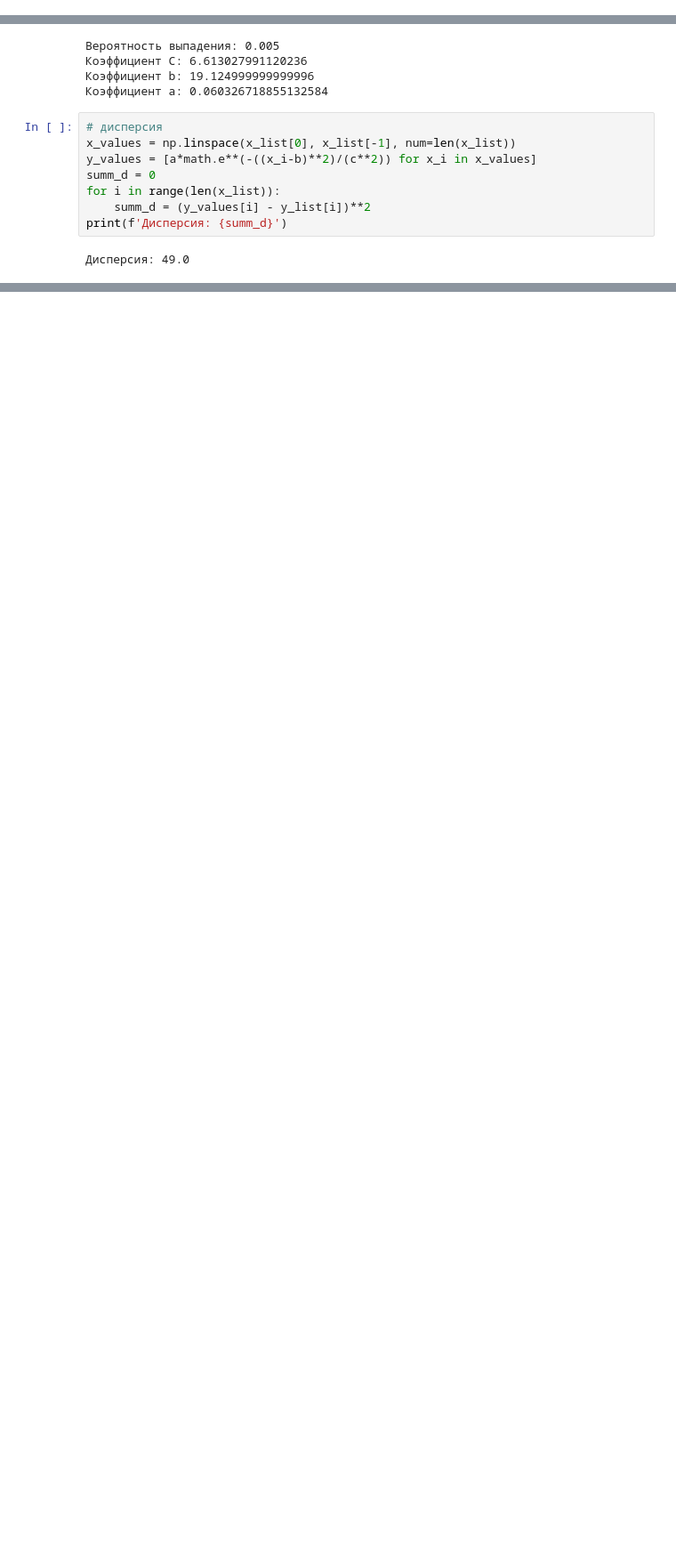
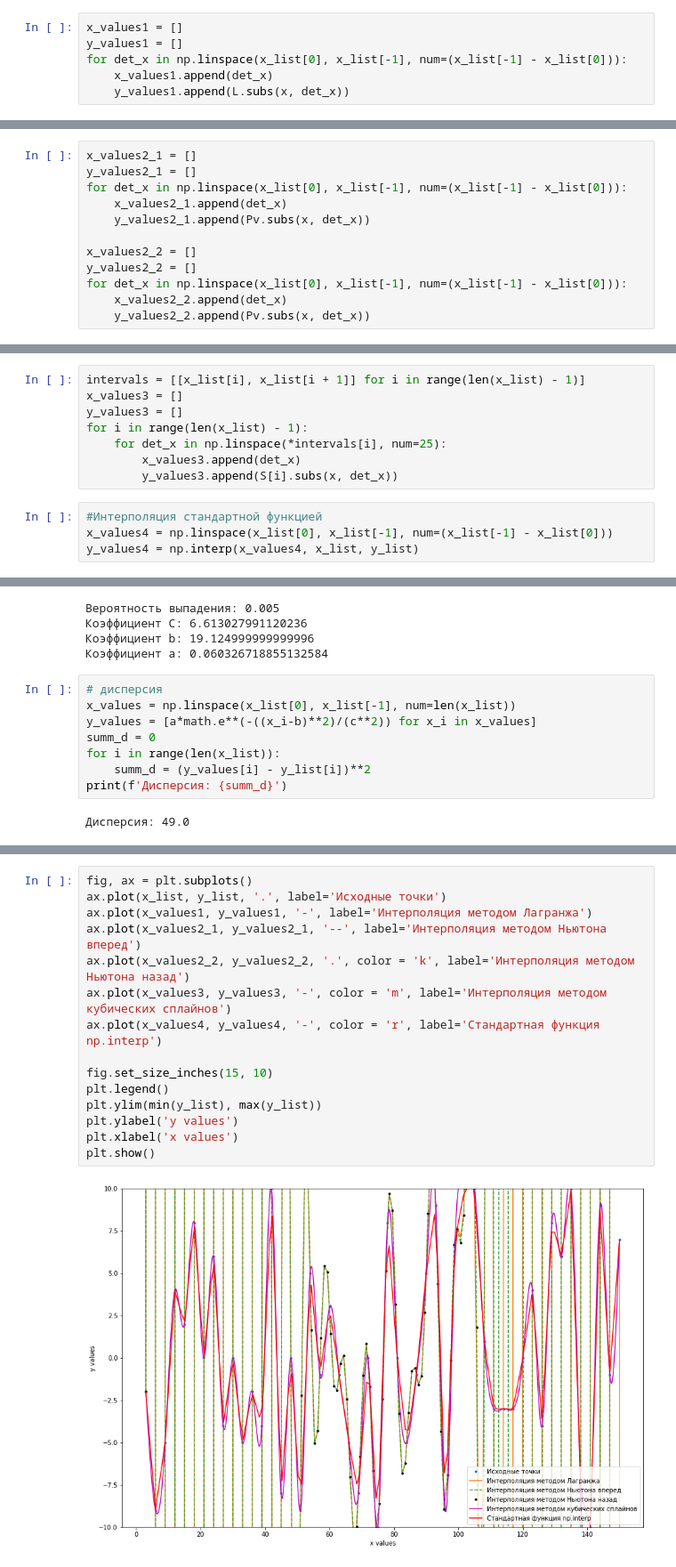
Before and after one commit to lokom19/Numeric-methods-Task-4, a Jupyter notebook: Задача 4.ipynb, the cells around one changed output, grey strips where cells are left out. Shown at 89% size. Drawn from its saved outputs; the diff is of its cells as text; blank space fills up the shorter version.

```diff
--- a/Задача 4.ipynb
+++ b/Задача 4.ipynb
@@ -53,6 +53,12 @@ print(f'Многочлен Лагранжа: {simplify(L)}')
 # %% [output]
 [[3, -2, -2], [6, -9, -9], [9, -5, -5], [12, 4, 4], [15, 2, 2], [18, 8, 8], [21, 0, 0], [24, 6, 6], [27, -4, -4], [30, 0, 0], [33, -5, -5], [36, -2, -2], [39, -4, -4], [42, 10, 10], [45, -8, -8], [48, ...
 Многочлен Лагранжа: 4450083429677*x**49/568599382994335629301680237459894448407172840574789998794898144214982328320000000000 - 1078295969519143*x**48/36674588573078841295346470342588304054481291808300 ...
+# %%
+x_values1 = []
+y_values1 = []
+for det_x in np.linspace(x_list[0], x_list[-1], num=(x_list[-1] - x_list[0])):
+    x_values1.append(det_x)
+    y_values1.append(L.subs(x, det_x))
 # %%
 #метод Ньютона
 nuton_passed = True
@@ -126,6 +132,18 @@ else:
 [[3, -2, -2.00000000000000], [6, -9, -9.00000000000000], [9, -5, -5.00000000000000], [12, 4, 4.00000000000000], [15, 2, 2.00000000000000], [18, 8, 8.00000000000000], [21, 0, 0], [24, 6, 6.000000000000 ...
 8*x/3 + 4450083429677*(x/3 - 50)*(x/3 - 49)*(x/3 - 48)*(x/3 - 47)*(x/3 - 46)*(x/3 - 45)*(x/3 - 44)*(x/3 - 43)*(x/3 - 42)*(x/3 - 41)*(x/3 - 40)*(x/3 - 39)*(x/3 - 38)*(x/3 - 37)*(x/3 - 36)*(x/3 - 35)*(x ...
 [[3, -2, 8867764.00000000], [6, -9, -2093453.00000000], [9, -5, -33746.0000000000], [12, 4, 294670.000000000], [15, 2, -133397.000000000], [18, 8, 763.000000000000], [21, 0, 3.00000000000000], [24, 6, ...
+# %%
+x_values2_1 = []
+y_values2_1 = []
+for det_x in np.linspace(x_list[0], x_list[-1], num=(x_list[-1] - x_list[0])):
+    x_values2_1.append(det_x)
+    y_values2_1.append(Pv.subs(x, det_x))
+
+x_values2_2 = []
+y_values2_2 = []
+for det_x in np.linspace(x_list[0], x_list[-1], num=(x_list[-1] - x_list[0])):
+    x_values2_2.append(det_x)
+    y_values2_2.append(Pv.subs(x, det_x))
 # %%
 def jdmethod_fast(a):
     a = np.array(a, float)
@@ -191,6 +209,18 @@ x       y       f
 144     9       9.00000000000000
 147     -1      -1.00000000000000
 150     7       7.00000000000003
+# %%
+intervals = [[x_list[i], x_list[i + 1]] for i in range(len(x_list) - 1)]
+x_values3 = []
+y_values3 = []
+for i in range(len(x_list) - 1):
+    for det_x in np.linspace(*intervals[i], num=25):
+        x_values3.append(det_x)
+        y_values3.append(S[i].subs(x, det_x))
+# %%
+#Интерполяция стандартной функцией
+x_values4 = np.linspace(x_list[0], x_list[-1], num=(x_list[-1] - x_list[0]))
+y_values4 = np.interp(x_values4, x_list, y_list)
 # %%
 #Линейная аппроксимация
 # y = kx+b
@@ -287,0 +339,17 @@ print(f'Дисперсия: {summ_d}')
+# %%
+fig, ax = plt.subplots()
+ax.plot(x_list, y_list, '.', label='Исходные точки')
+ax.plot(x_values1, y_values1, '-', label='Интерполяция методом Лагранжа')
+ax.plot(x_values2_1, y_values2_1, '--', label='Интерполяция методом Ньютона вперед')
+ax.plot(x_values2_2, y_values2_2, '.', color = 'k', label='Интерполяция методом Ньютона назад')
+ax.plot(x_values3, y_values3, '-', color = 'm', label='Интерполяция методом кубических сплайнов')
+ax.plot(x_values4, y_values4, '-', color = 'r', label='Стандартная функция np.interp')
+
+fig.set_size_inches(15, 10)
+plt.legend()
+plt.ylim(min(y_list), max(y_list))
+plt.ylabel('y values')
+plt.xlabel('x values')
+plt.show()
+# %% [output]
+[figure, added]
```
Also changed, not shown: parts of 7 cells of this notebook.
